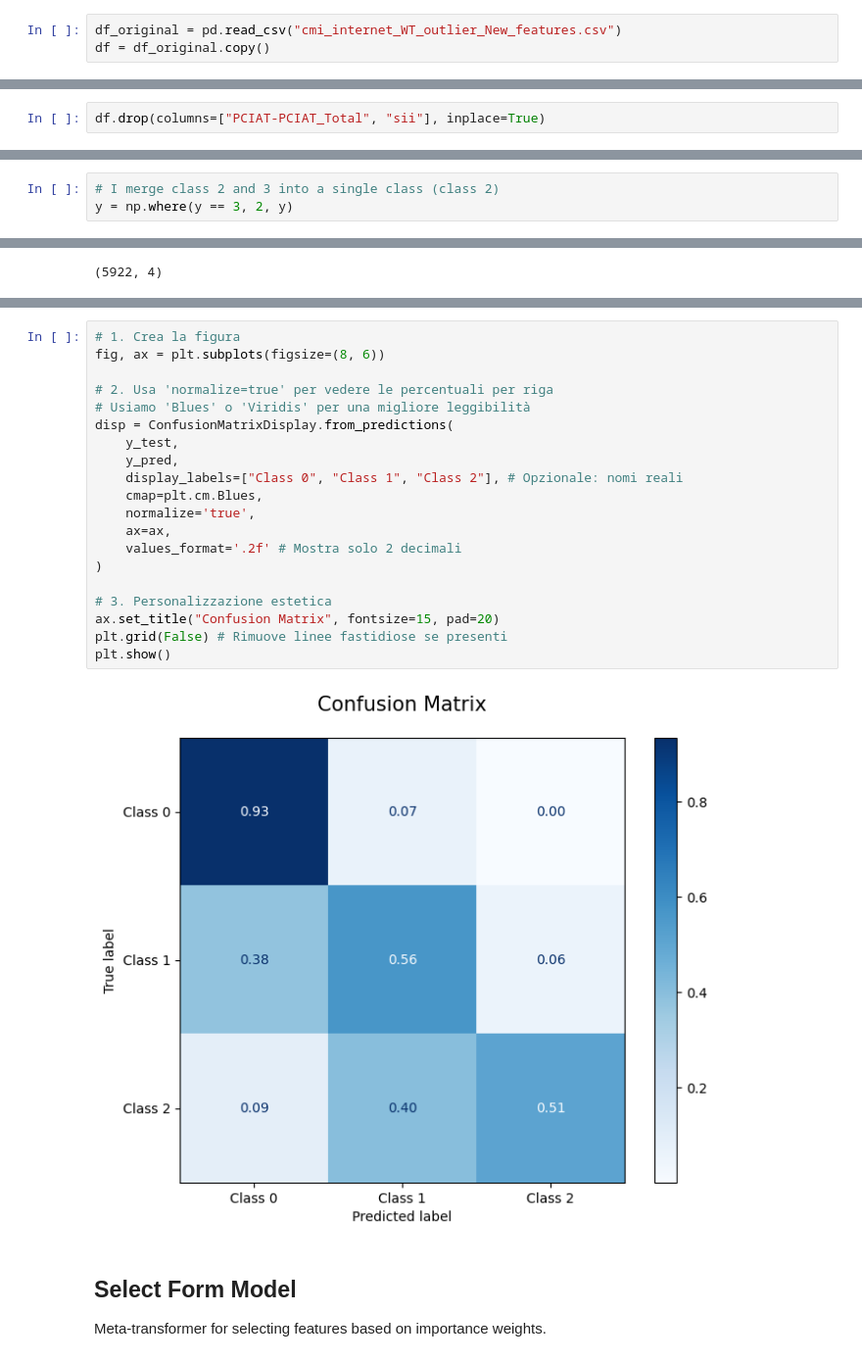
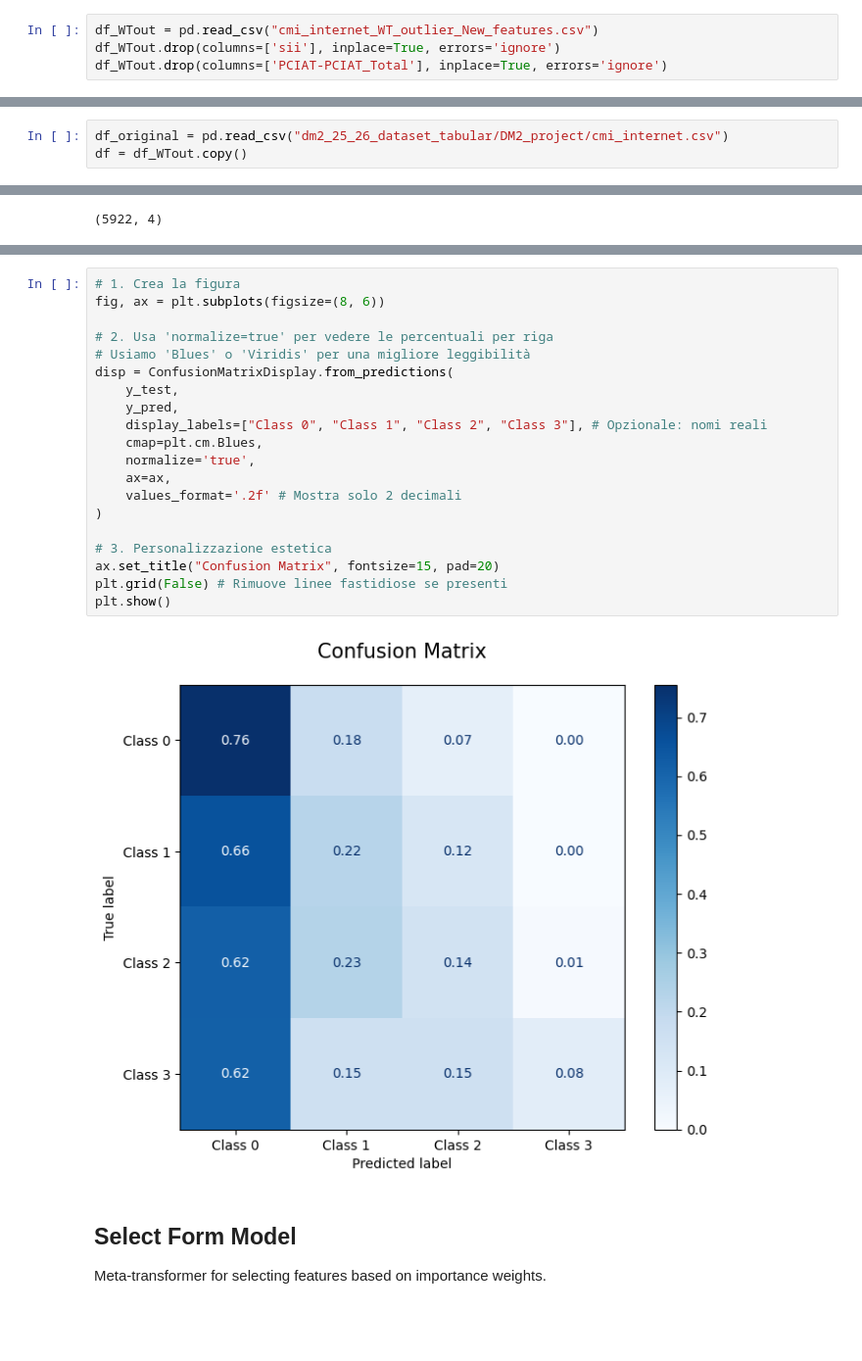
Before and after one commit to kilomo12/Data_Mining_project2, a Jupyter notebook: Dimensionality_reduction.ipynb, the cells around one changed output, grey strips where cells are left out. Shown at 98% size. Saved outputs shown, nothing was run; the diff lists cells and outputs as text; blank space fills up the shorter version.

```diff
--- a/Dimensionality_reduction.ipynb
+++ b/Dimensionality_reduction.ipynb
@@ -55,5 +55,6 @@ from collections import defaultdict
 # %% [markdown]
 # Data Preparation
 # %%
-df_original = pd.read_csv("cmi_internet_WT_outlier_New_features.csv")
-df = df_original.copy()
+df_WTout = pd.read_csv("cmi_internet_WT_outlier_New_features.csv")
+df_WTout.drop(columns=['sii'], inplace=True, errors='ignore')
+df_WTout.drop(columns=['PCIAT-PCIAT_Total'], inplace=True, errors='ignore')
@@ -60,3 +77,6 @@ df = df_original.copy()
+# %%
+df_original = pd.read_csv("dm2_25_26_dataset_tabular/DM2_project/cmi_internet.csv")
+df = df_WTout.copy()
 # %%
 def encoder_labels_categoriques(df):
     """
@@ -81,8 +101,6 @@ def encoder_labels_categoriques(df):
     return df_encode
 # %%
 df = encoder_labels_categoriques(df)
-# %%
-df.drop(columns=["PCIAT-PCIAT_Total", "sii"], inplace=True)
 # %%
 X = df.values
 y = np.array(df_original.loc[df.index, 'sii'])
@@ -108,6 +125,3 @@ np.unique(y, return_counts=True)
-# %%
-# I merge class 2 and 3 into a single class (class 2)
-y = np.where(y == 3, 2, y)
 # %%
 ctr = Counter(y)
 ctr
@@ -392,25 +410,25 @@ plt.show()
 # %%
 # 1. Crea la figura
 fig, ax = plt.subplots(figsize=(8, 6))
 
 # 2. Usa 'normalize=true' per vedere le percentuali per riga
 # Usiamo 'Blues' o 'Viridis' per una migliore leggibilità
 disp = ConfusionMatrixDisplay.from_predictions(
     y_test,
     y_pred,
-    display_labels=["Class 0", "Class 1", "Class 2"], # Opzionale: nomi reali
+    display_labels=["Class 0", "Class 1", "Class 2", "Class 3"], # Opzionale: nomi reali
     cmap=plt.cm.Blues,
     normalize='true',
     ax=ax,
     values_format='.2f' # Mostra solo 2 decimali
 )
 
 # 3. Personalizzazione estetica
 ax.set_title("Confusion Matrix", fontsize=15, pad=20)
 plt.grid(False) # Rimuove linee fastidiose se presenti
 plt.show()
 # %% [output]
-[figure, old version]
+[figure, new version]
 # %% [markdown]
 ## Select Form Model
 Meta-transformer for selecting features based on importance weights.
```
Also changed, not shown: parts of 46 cells of this notebook, 7 other files.
